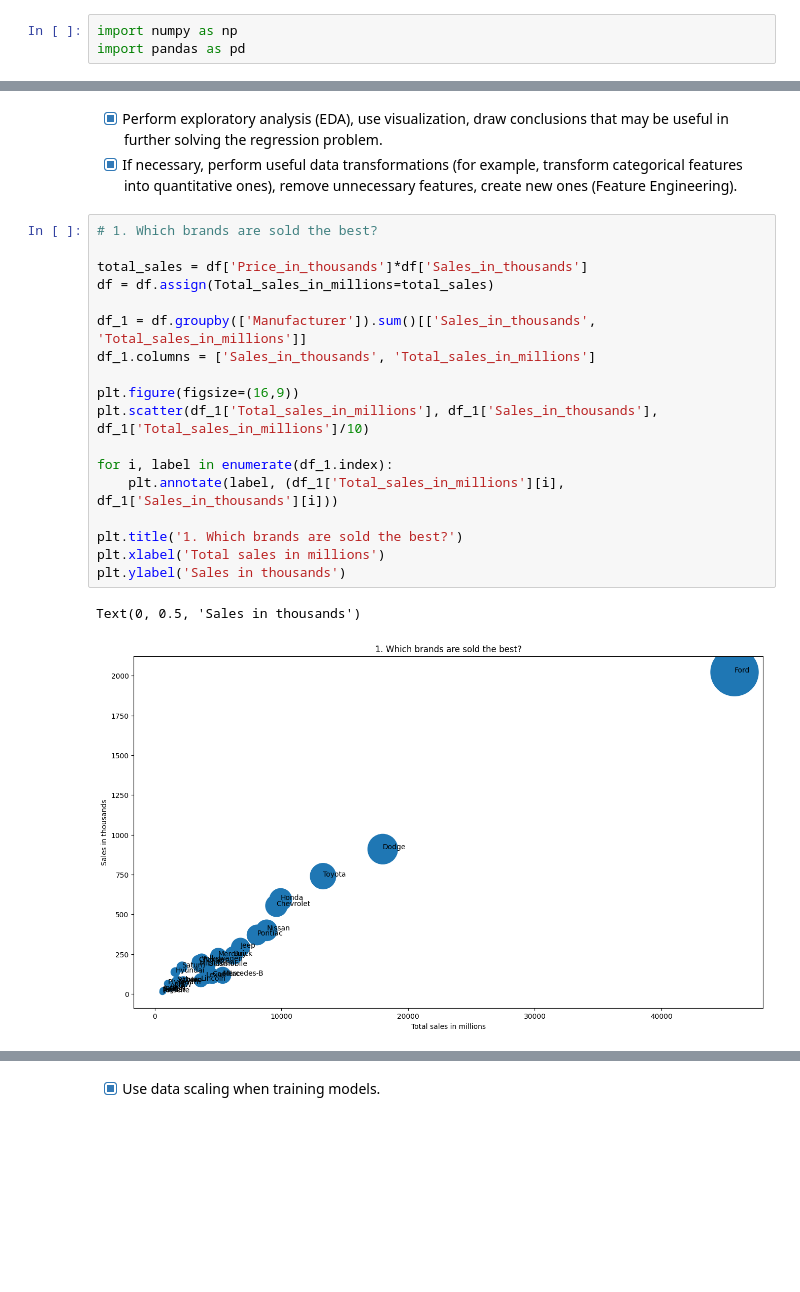
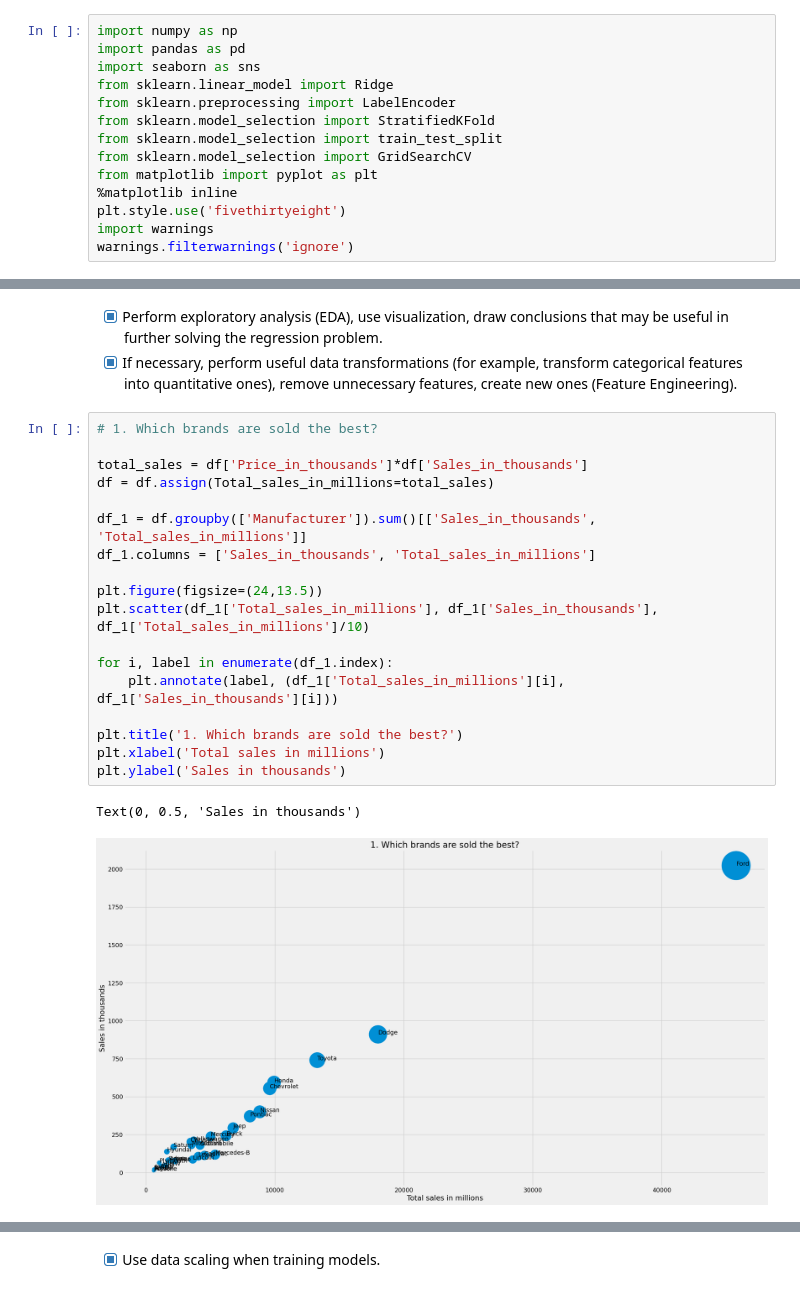
Before and after one commit to gereltuya/ml-linregr-gd, a Jupyter notebook: ml-linregr-gd.ipynb, the cells around one changed output, grey strips where cells are left out. Cells and saved outputs as stored; diff of their text form; blank space fills up the shorter version.

```diff
--- a/ml-linregr-gd.ipynb
+++ b/ml-linregr-gd.ipynb
@@ -3,6 +3,17 @@
 # %%
 import numpy as np
 import pandas as pd
+import seaborn as sns
+from sklearn.linear_model import Ridge
+from sklearn.preprocessing import LabelEncoder
+from sklearn.model_selection import StratifiedKFold
+from sklearn.model_selection import train_test_split
+from sklearn.model_selection import GridSearchCV
+from matplotlib import pyplot as plt
+%matplotlib inline
+plt.style.use('fivethirtyeight')
+import warnings
+warnings.filterwarnings('ignore')
 # %%
 def get_error(x, y, w):
     return np.sum(((x @ w - y) ** 2), axis=0) / x.shape[0]
@@ -111,24 +117,24 @@ sns.heatmap(df.corr())
 # %%
 # 1. Which brands are sold the best?
 
 total_sales = df['Price_in_thousands']*df['Sales_in_thousands']
 df = df.assign(Total_sales_in_millions=total_sales)
 
 df_1 = df.groupby(['Manufacturer']).sum()[['Sales_in_thousands', 'Total_sales_in_millions']]
 df_1.columns = ['Sales_in_thousands', 'Total_sales_in_millions']
 
-plt.figure(figsize=(16,9))
+plt.figure(figsize=(24,13.5))
 plt.scatter(df_1['Total_sales_in_millions'], df_1['Sales_in_thousands'], df_1['Total_sales_in_millions']/10)
 
 for i, label in enumerate(df_1.index):
     plt.annotate(label, (df_1['Total_sales_in_millions'][i], df_1['Sales_in_thousands'][i]))
 
 plt.title('1. Which brands are sold the best?')
 plt.xlabel('Total sales in millions')
 plt.ylabel('Sales in thousands')
 # %% [output]
 Text(0, 0.5, 'Sales in thousands')
-[figure, old version]
+[figure, new version]
 # %%
 # Which vehicle type/engine size pairs are the most expensive on average?
 
```
Also changed, not shown: parts of 20 cells of this notebook, 1 other file.
